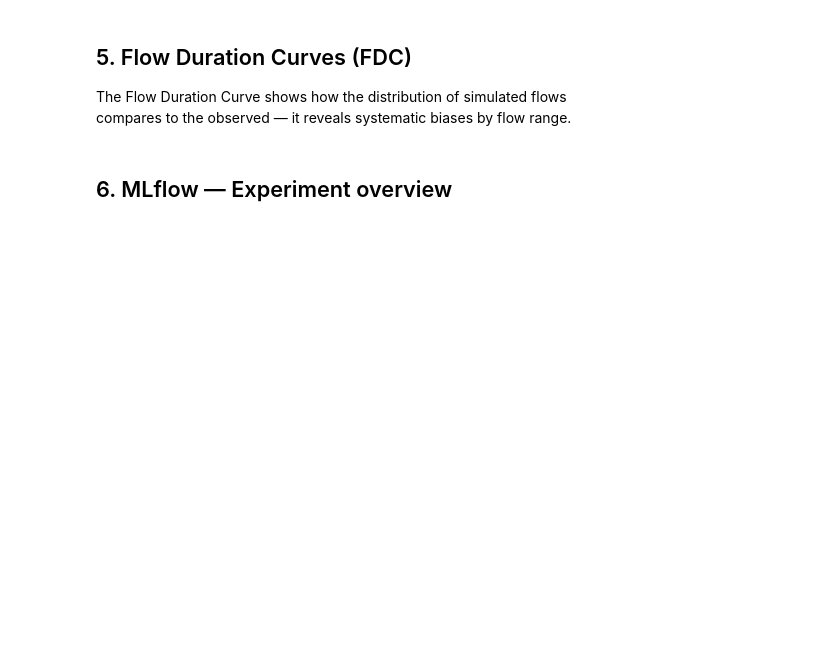
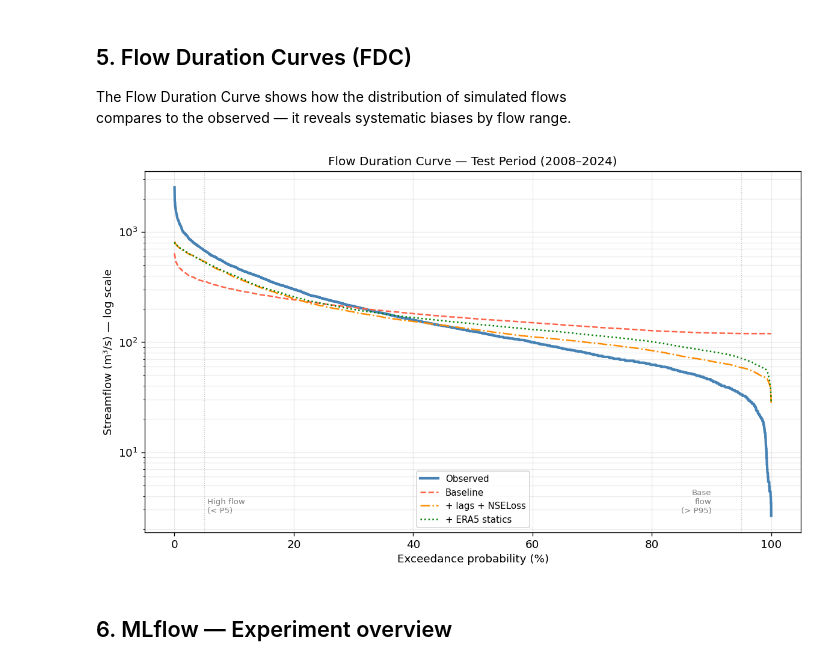
Before and after one commit to victorhprada/blumenau-flood-forecasting, a Jupyter notebook: notebooks/04_evaluation/01_final_evaluation.ipynb, the cells around one changed output. Saved outputs shown, nothing was run; the diff lists cells and outputs as text; code cells hidden in the pictures; blank space fills up the shorter version.

```diff
--- a/notebooks/04_evaluation/01_final_evaluation.ipynb
+++ b/notebooks/04_evaluation/01_final_evaluation.ipynb
@@ -316,31 +367,33 @@ compares to the observed — it reveals systematic biases by flow range.
 # %%
 fig, ax = plt.subplots(figsize=(10, 6))
 
-def plot_fdc(series, ax, label, color, ls='-', lw=1.5):
+def plot_fdc(series, label, ax, color, ls='-', lw=1.5):
     vals = np.sort(series[~np.isnan(series)])[::-1]
     exceedance = np.arange(1, len(vals) + 1) / len(vals) * 100
     ax.plot(exceedance, vals, label=label, color=color, lw=lw, linestyle=ls)
 
 plot_fdc(obs_all,                'Observed',              ax, 'steelblue', lw=2.5)
 plot_fdc(data[BASELINE]['sim7'], 'Baseline',              ax, 'tomato', ls='--')
 plot_fdc(data[BEST_MODEL]['sim7'],'+ lags + NSELoss',     ax, 'darkorange', ls='-.')
 if '+ ERA5 statics (Impr. 4)' in data:
     plot_fdc(data['+ ERA5 statics (Impr. 4)']['sim7'], '+ ERA5 statics', ax, 'green', ls=':')
 
 ax.set_yscale('log')
 ax.set_xlabel('Exceedance probability (%)')
 ax.set_ylabel('Streamflow (m³/s) — log scale')
 ax.set_title('Flow Duration Curve — Test Period (2008–2024)')
 ax.legend()
 ax.grid(True, which='both', alpha=0.25)
 ax.axvline(5, color='gray', lw=0.8, ls=':', alpha=0.5)
 ax.text(5.5, ax.get_ylim()[0] * 1.5, 'High flow\n(< P5)', fontsize=8, color='gray')
 ax.axvline(95, color='gray', lw=0.8, ls=':', alpha=0.5)
 ax.text(90, ax.get_ylim()[0] * 1.5, 'Base\nflow\n(> P95)', fontsize=8, color='gray', ha='right')
 
 plt.tight_layout()
 fig.savefig(ROOT / 'reports/figures/evaluation_fdc.png', dpi=150, bbox_inches='tight')
 plt.show()
+# %% [output]
+[figure, added]
 # %% [markdown]
 ## 6. MLflow — Experiment overview <a id='mlflow'></a>
 # %%
```
Also changed, not shown: parts of 8 cells of this notebook, 7 other files.
